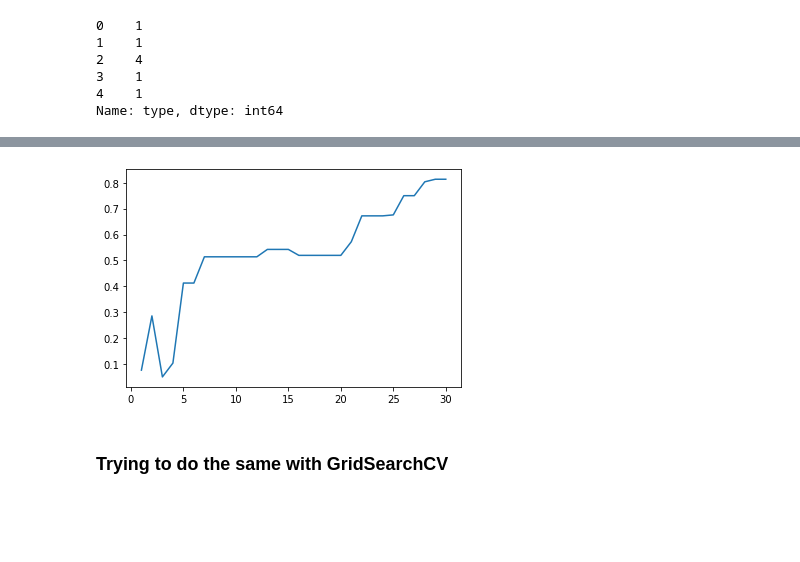
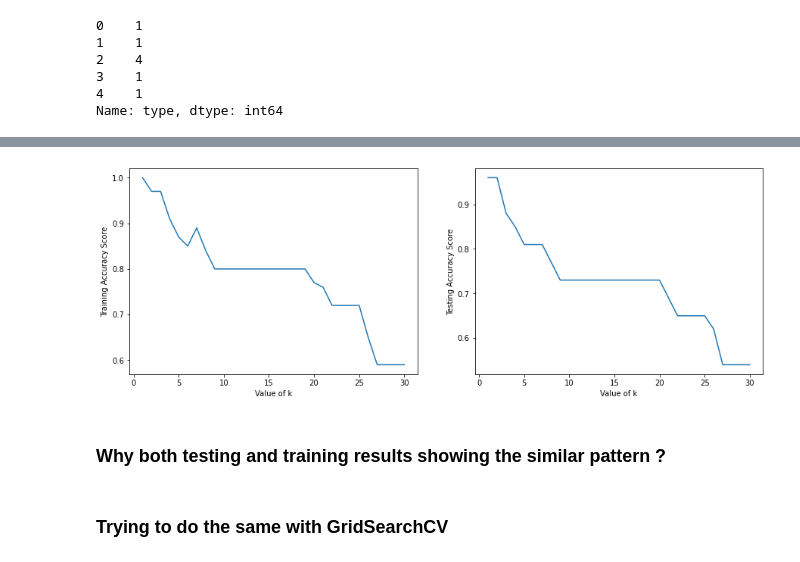
Before and after one commit to Shubhi-Varshney/ExcelR-ML-Assignments, a Jupyter notebook: KNN_Zoo_Assignment.ipynb, the cells around one changed output, grey strips where cells are left out. Drawn from its saved outputs; the diff is of its cells as text; code cells hidden in the pictures; blank space fills up the shorter version.

```diff
--- a/KNN_Zoo_Assignment.ipynb
+++ b/KNN_Zoo_Assignment.ipynb
@@ -60,20 +60,22 @@ from sklearn.neighbors import KNeighborsClassifier
 
 k_metrics = {}
 # %%
-def Elbow(K):
+def score_list(K):
     for i in K:
         model = KNeighborsClassifier(n_neighbors=i)
         model.fit(X_train, y_train)
         test_predict = model.predict(X_test)
-        f1 = f1_score(y_test, test_predict, average='macro')
-        error = 1-f1
-        k_metrics.update({i:(f1, error)})
+        #f1 = f1_score(y_test, test_predict, average='macro')
+        #error = 1-f1
+        testing_score = model.score(X_test, y_test)
+        training_score = model.score(X_train, y_train)
+        k_metrics.update({i:(np.round(testing_score,2), np.round(training_score,2))})
     return k_metrics
 # %%
 import numpy as np
 K_range = np.array(range(1,31))
 
-K_metrics = Elbow(K_range)
+K_metrics = score_list(K_range)
 
-K_metrics
+k_metrics
 # %% [output]
@@ -97,4 +99,4 @@ K_metrics
 # %%
-df_metrics = pd.DataFrame(K_metrics, index = ['score', 'error']).T
-df_metrics
+df_metrics = pd.DataFrame(K_metrics, index = ['testing_score', 'training_score']).T
+df_metrics.head()
 # %% [output]
@@ -118,12 +118,19 @@ df_metrics
 # %%
-import matplotlib.pyplot as plt
+fig, ax = plt.subplots(1,2, figsize=(15,5))
 
-plt.plot(df_metrics.index, df_metrics['error'])
+ax[0].plot(df_metrics.index, df_metrics['training_score'])
+ax[0].set_xlabel('Value of k')
+ax[0].set_ylabel('Training Accuracy Score')
+
+ax[1].plot(df_metrics.index, df_metrics['testing_score'])
+ax[1].set_xlabel('Value of k')
+ax[1].set_ylabel('Testing Accuracy Score')
+
 plt.show()
-
-# This shows optimum K = 4.
 # %% [output]
-[figure, old version]
+[figure, new version]
+# %% [markdown]
+### Why both testing and training results showing the similar pattern ?
 # %% [markdown]
 ### Trying to do the same with GridSearchCV
 # %%
```
Also changed, not shown: parts of 7 cells of this notebook, 8 other files.
